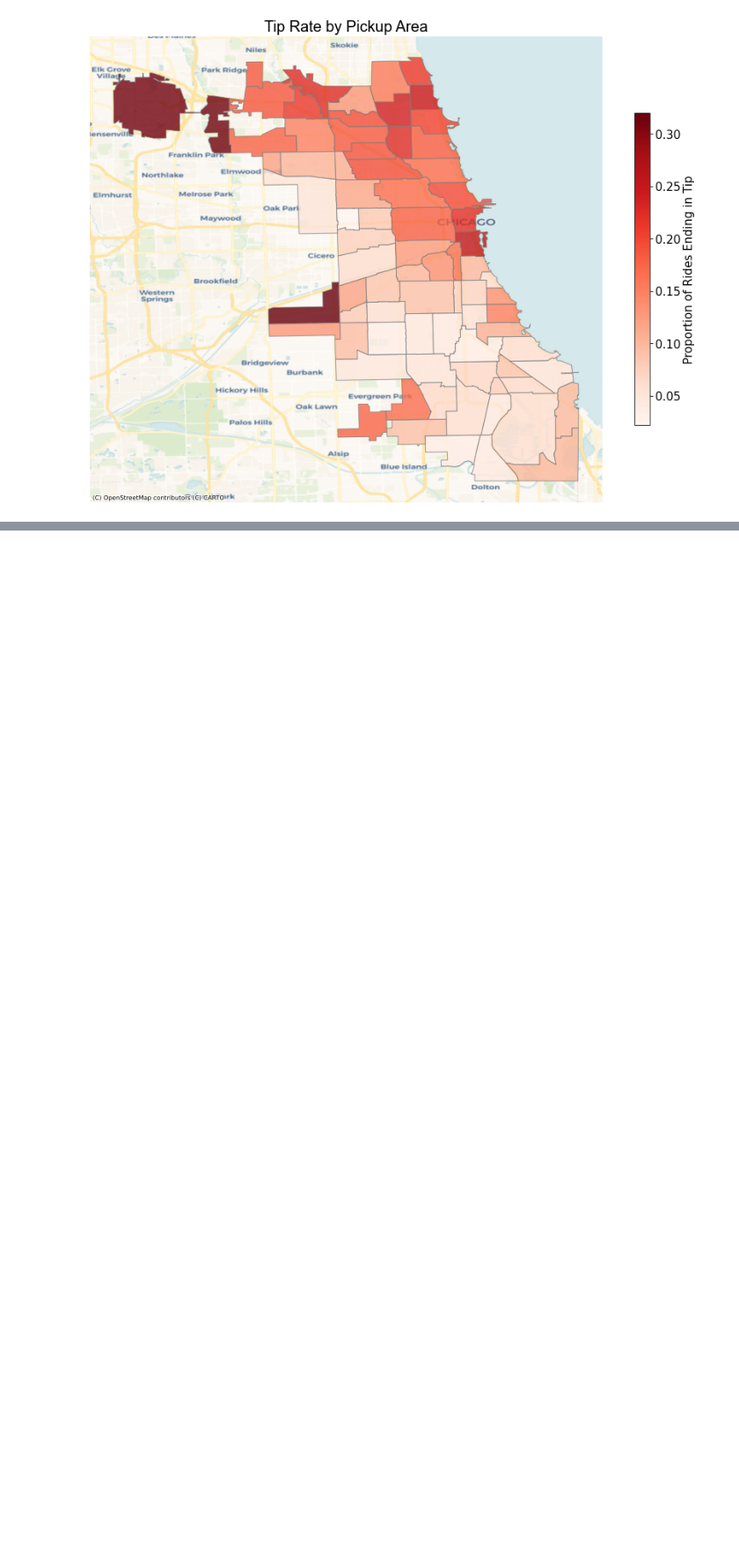
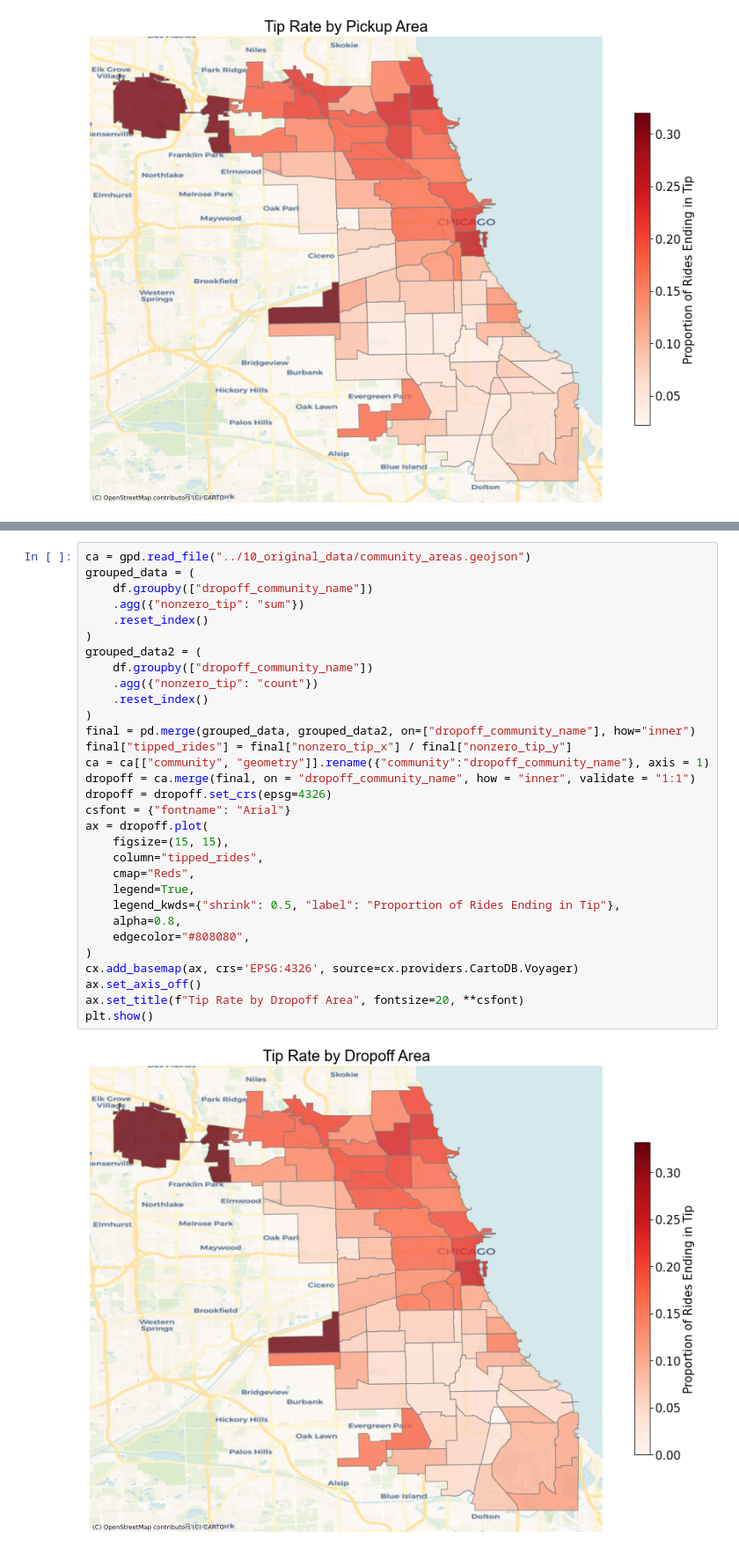
Before and after one commit to mjtv128/705-FinalProject, a Jupyter notebook: 25_eda/eda.ipynb, the cells around one changed output, grey strips where cells are left out. Shown at 88% size. Drawn from its saved outputs; the diff is of its cells as text; blank space fills up the shorter version.

```diff
--- a/25_eda/eda.ipynb
+++ b/25_eda/eda.ipynb
@@ -168,0 +202,33 @@ plt.show()
+# %%
+ca = gpd.read_file("../10_original_data/community_areas.geojson")
+grouped_data = (
+    df.groupby(["dropoff_community_name"])
+    .agg({"nonzero_tip": "sum"})
+    .reset_index()
+)
+grouped_data2 = (
+    df.groupby(["dropoff_community_name"])
+    .agg({"nonzero_tip": "count"})
+    .reset_index()
+)
+final = pd.merge(grouped_data, grouped_data2, on=["dropoff_community_name"], how="inner")
+final["tipped_rides"] = final["nonzero_tip_x"] / final["nonzero_tip_y"]
+ca = ca[["community", "geometry"]].rename({"community":"dropoff_community_name"}, axis = 1)
+dropoff = ca.merge(final, on = "dropoff_community_name", how = "inner", validate = "1:1")
+dropoff = dropoff.set_crs(epsg=4326)
+csfont = {"fontname": "Arial"}
+ax = dropoff.plot(
+    figsize=(15, 15),
+    column="tipped_rides",
+    cmap="Reds",
+    legend=True,
+    legend_kwds={"shrink": 0.5, "label": "Proportion of Rides Ending in Tip"},
+    alpha=0.8,
+    edgecolor="#808080",
+)
+cx.add_basemap(ax, crs='EPSG:4326', source=cx.providers.CartoDB.Voyager)
+ax.set_axis_off()
+ax.set_title(f"Tip Rate by Dropoff Area", fontsize=20, **csfont)
+plt.show()
+# %% [output]
+[figure, added]
```
Also changed, not shown: parts of 3 cells of this notebook.
